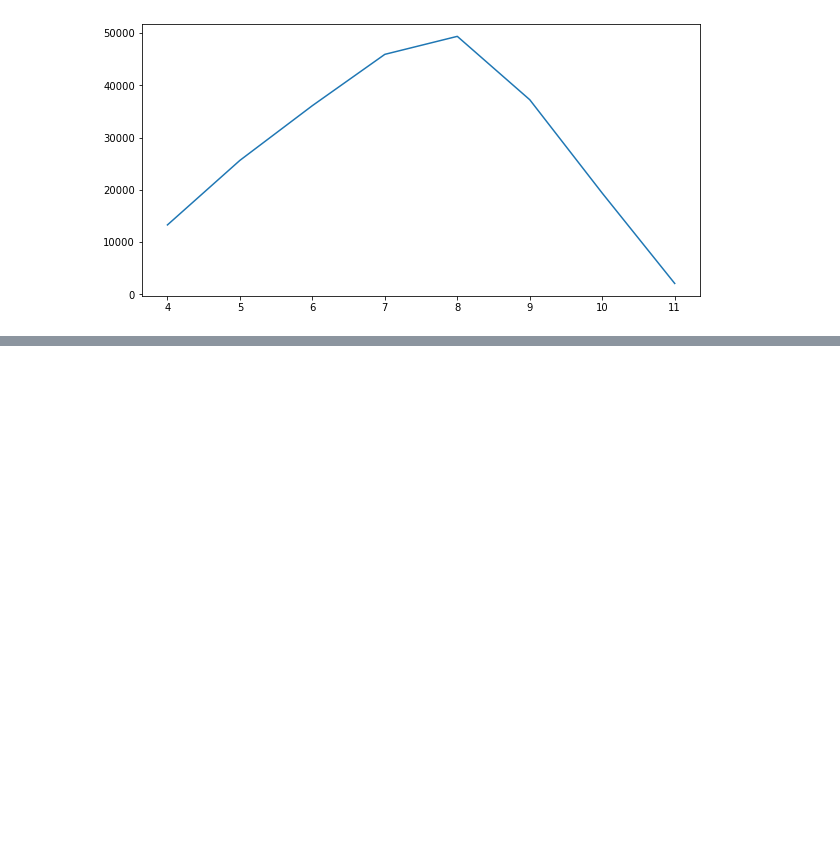
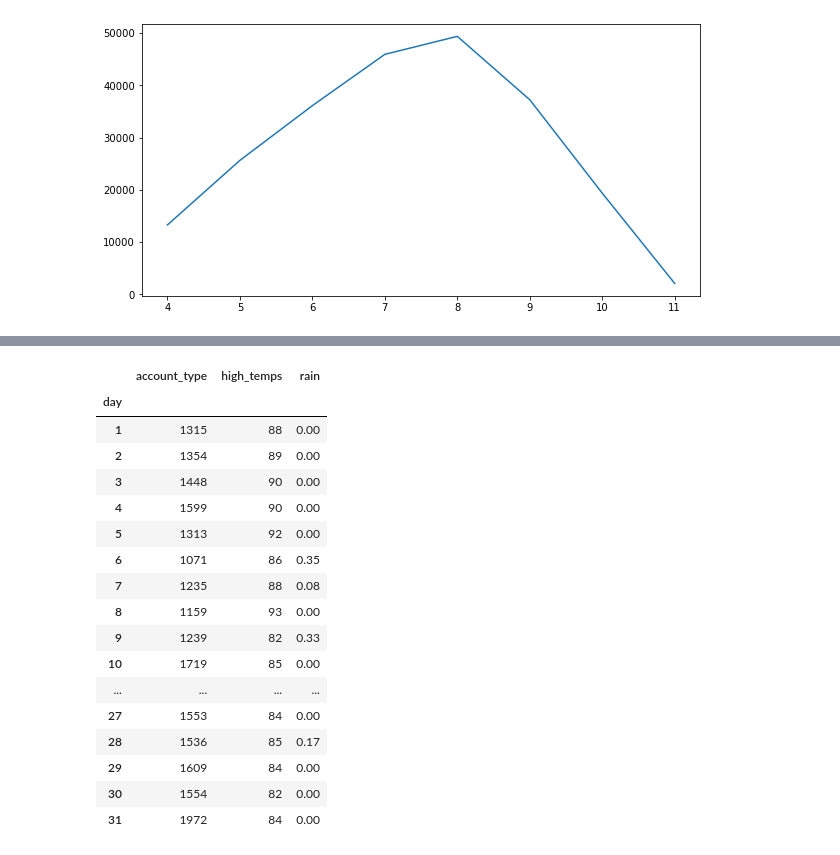
Before and after one commit to luchovzla/project-1, a Jupyter notebook: nice_ride_2020/Nice Ride 2020.ipynb, the cells around one changed output, grey strips where cells are left out. Drawn from its saved outputs; the diff is of its cells as text; code cells hidden in the pictures; blank space fills up the shorter version.

```diff
--- a/nice_ride_2020/Nice Ride 2020.ipynb
+++ b/nice_ride_2020/Nice Ride 2020.ipynb
@@ -282,0 +322,30 @@ plt.show()
+# %%
+#Add weather observations
+high_temps = [88, 89, 90, 90, 92, 86, 88, 93, 82, 85, 84, 85, 85, 79, 80, 84, 90, 91, 83, 83, 82, 69, 80, 92, 88, 86, 84, 85, 84, 82, 84]
+len(high_temps)
+rain = [0.00, 0.00, 0.00, 0.00, 0.00, 0.35, 0.08, 0.00, 0.33, 0.00, 0.46, 0.00, 0.00, 0.24, 0.00, 0.00, 0.00, 0.51, 0.00, 0.00, 0.36, 0.00, 0.00, 0.00, 0.24, 0.45, 0.00, 0.17, 0.00, 0.00, 0.00]
+len(rain)
+
+jul_rides["high_temps"] = high_temps
+jul_rides["rain"] = rain
+
+jul_rides
+# %% [output]
+|  | account_type | high_temps | rain |
+| day |  |  |  |
+| 1 | 1315 | 88 | 0.00 |
+| 2 | 1354 | 89 | 0.00 |
+| 3 | 1448 | 90 | 0.00 |
+| 4 | 1599 | 90 | 0.00 |
+| 5 | 1313 | 92 | 0.00 |
+| 6 | 1071 | 86 | 0.35 |
+| 7 | 1235 | 88 | 0.08 |
+| 8 | 1159 | 93 | 0.00 |
+| 9 | 1239 | 82 | 0.33 |
+| 10 | 1719 | 85 | 0.00 |
+| ... | ... | ... | ... |
+| 27 | 1553 | 84 | 0.00 |
+| 28 | 1536 | 85 | 0.17 |
+| 29 | 1609 | 84 | 0.00 |
+| 30 | 1554 | 82 | 0.00 |
+| 31 | 1972 | 84 | 0.00 |
```
Also changed, not shown: parts of 5 cells of this notebook.
